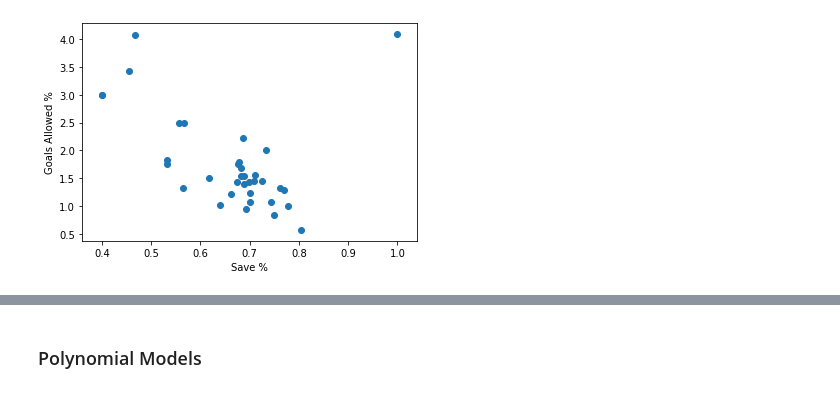
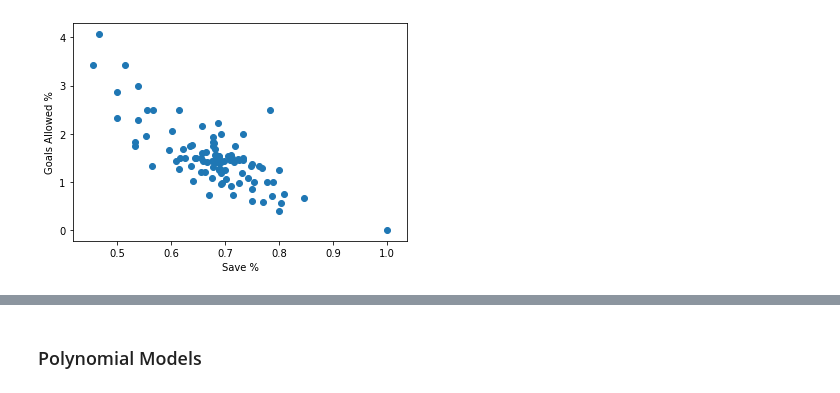
Before and after one commit to jbtrahin/soccer_masters, a Jupyter notebook: Goalie Models.ipynb, the cells around one changed output, grey strips where cells are left out. Cells and saved outputs as stored; diff of their text form; code cells hidden in the pictures.

```diff
--- a/Goalie Models.ipynb
+++ b/Goalie Models.ipynb
@@ -4,7 +4,7 @@ from pathlib import Path
 import matplotlib.pyplot as plt
 from sklearn.linear_model import LinearRegression
 # %%
-GK_19_20_df = pd.read_csv(Path('data/Clean_GK_19_20.csv'))
-GK_19_20_df.head()
+GK_17_20_df = pd.read_csv(Path('data/Clean_GK_17_20.csv'))
+GK_17_20_df.head()
 # %% [output]
 |  | Player | Pos | Squad | MP | Starts | Min | GA | GA90 | SoTA | Saves | Save% | ... |
@@ -36,8 +16,10 @@ GK_19_20_df.fillna(0)
+# %%
+GK_17_20_df = GK_17_20_df[GK_17_20_df['Min'] > 90]
 # %%
-plt.scatter(GK_19_20_df['Save%'], GK_19_20_df.GA90)
+plt.scatter(GK_17_20_df['Save%'], GK_17_20_df.GA90)
 plt.xlabel('Save %')
 plt.ylabel('Goals Allowed %')
 plt.show()
 # %% [output]
-[figure, old version]
+[figure, new version]
 # %%
```
Also changed, not shown: parts of 21 cells of this notebook.
